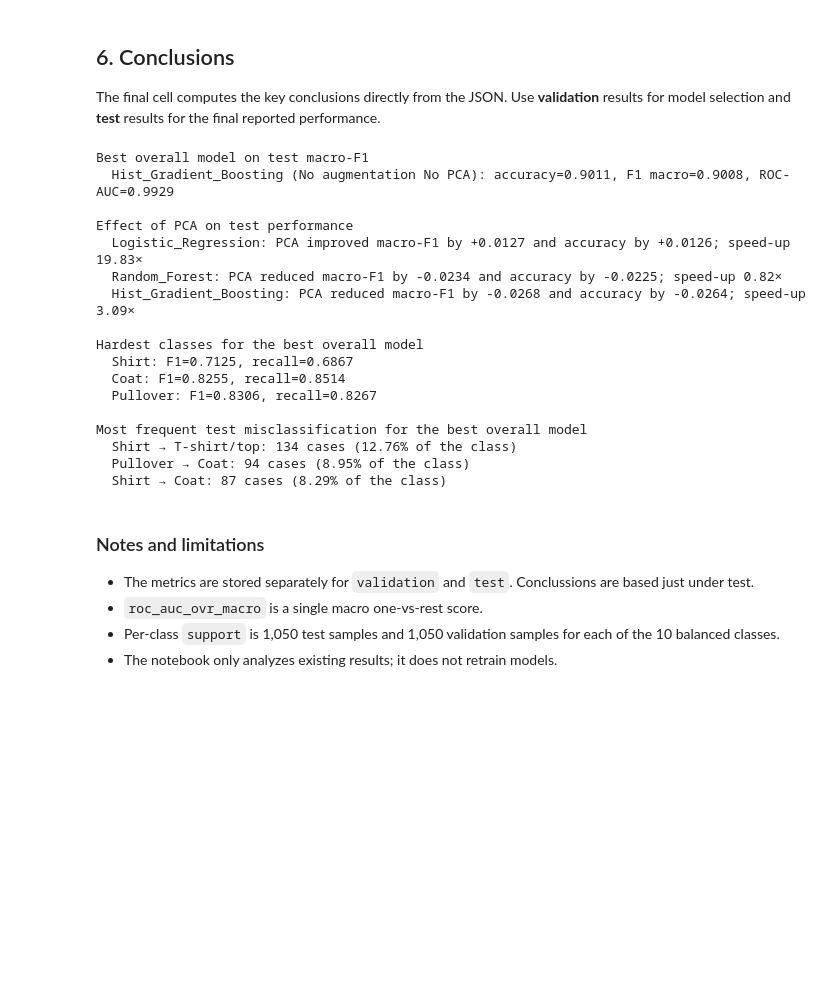
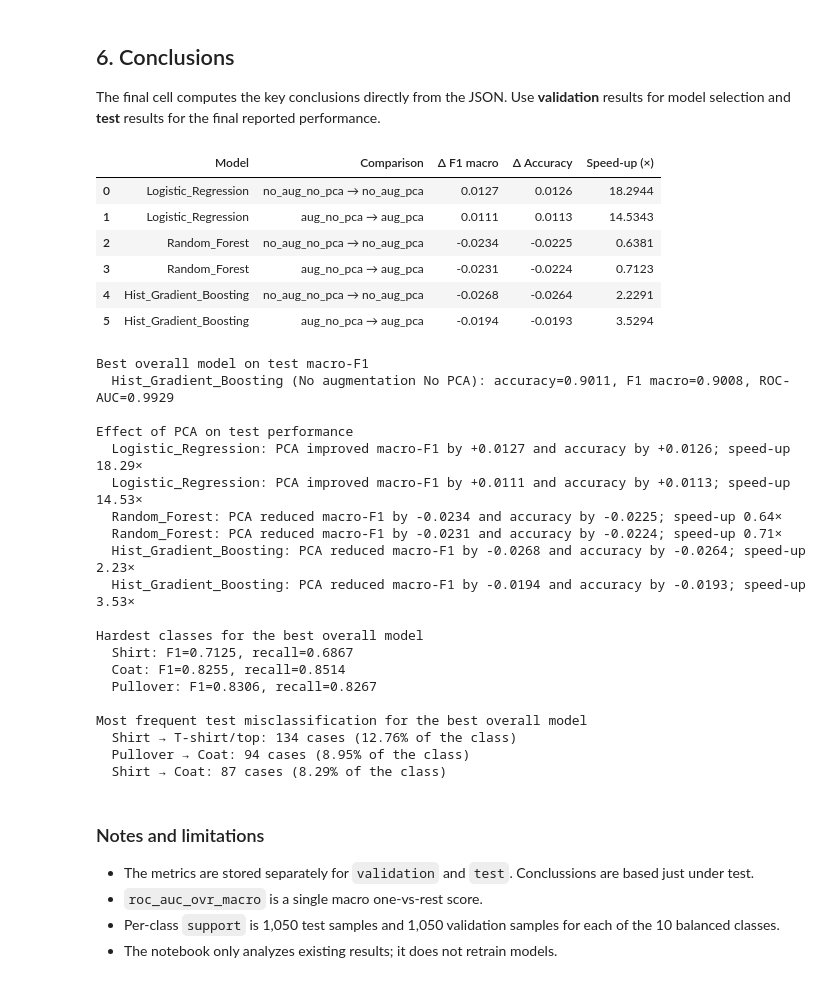
Before and after one commit to Ezra3578/MachineLearning, a Jupyter notebook: Workshop_1/notebooks/model_results_analysis.ipynb, the cells around one changed output. Drawn from its saved outputs; the diff is of its cells as text; code cells hidden in the pictures; blank space fills up the shorter version.

```diff
--- a/Workshop_1/notebooks/model_results_analysis.ipynb
+++ b/Workshop_1/notebooks/model_results_analysis.ipynb
@@ -578,6 +578,62 @@ with pd.option_context("display.float_format", "{:.2%}".format):
 ## 6. Conclusions
 
 The final cell computes the key conclusions directly from the JSON. Use **validation** results for model selection and **test** results for the final reported performance.
+# %%
+pca_comparisons = [
+    ("no_aug_no_pca", "no_aug_pca"),
+    ("aug_no_pca", "aug_pca"),
+]
+
+delta_rows = []
+
+for model in MODEL_ORDER:
+    for baseline_variant, pca_variant in pca_comparisons:
+
+        baseline_mask = (
+            (test_metrics["Model"] == model)
+            & (test_metrics["Variant"] == baseline_variant)
+        )
+
+        pca_mask = (
+            (test_metrics["Model"] == model)
+            & (test_metrics["Variant"] == pca_variant)
+        )
+
+        baseline_data = test_metrics.loc[baseline_mask]
+        pca_data = test_metrics.loc[pca_mask]
+
+        if baseline_data.empty or pca_data.empty:
+            print(
+                f"Skipping {model}: missing variant "
+                f"{baseline_variant if baseline_data.empty else pca_variant}"
+            )
+            continue
+
+        baseline = baseline_data.iloc[0]
+        pca = pca_data.iloc[0]
+
+        delta_rows.append({
+            "Model": model,
+            "Comparison": f"{baseline_variant} → {pca_variant}",
+            "Δ F1 macro": pca["F1 macro"] - baseline["F1 macro"],
+            "Δ Accuracy": pca["Accuracy"] - baseline["Accuracy"],
+            "Speed-up (×)": (
+                baseline["Train time (s)"] / pca["Train time (s)"]
+                if pca["Train time (s)"] > 0 else np.nan
+            ),
+        })
+
+delta_df = pd.DataFrame(delta_rows)
+
+display(delta_df.round(4))
+# %% [output]
+|  | Model | Comparison | Δ F1 macro | Δ Accuracy | Speed-up (×) |
+| 0 | Logistic_Regression | no_aug_no_pca → no_aug_pca | 0.0127 | 0.0126 | 18.2944 |
+| 1 | Logistic_Regression | aug_no_pca → aug_pca | 0.0111 | 0.0113 | 14.5343 |
+| 2 | Random_Forest | no_aug_no_pca → no_aug_pca | -0.0234 | -0.0225 | 0.6381 |
+| 3 | Random_Forest | aug_no_pca → aug_pca | -0.0231 | -0.0224 | 0.7123 |
+| 4 | Hist_Gradient_Boosting | no_aug_no_pca → no_aug_pca | -0.0268 | -0.0264 | 2.2291 |
+| 5 | Hist_Gradient_Boosting | aug_no_pca → aug_pca | -0.0194 | -0.0193 | 3.5294 |
 # %%
 best_overall = test_metrics.sort_values("F1 macro", ascending=False).iloc[0]
 print("Best overall model on test macro-F1")
@@ -617,9 +673,12 @@ Best overall model on test macro-F1
   Hist_Gradient_Boosting (No augmentation No PCA): accuracy=0.9011, F1 macro=0.9008, ROC-AUC=0.9929
 
 Effect of PCA on test performance
-  Logistic_Regression: PCA improved macro-F1 by +0.0127 and accuracy by +0.0126; speed-up 19.83×
-  Random_Forest: PCA reduced macro-F1 by -0.0234 and accuracy by -0.0225; speed-up 0.82×
-  Hist_Gradient_Boosting: PCA reduced macro-F1 by -0.0268 and accuracy by -0.0264; speed-up 3.09×
+  Logistic_Regression: PCA improved macro-F1 by +0.0127 and accuracy by +0.0126; speed-up 18.29×
+  Logistic_Regression: PCA improved macro-F1 by +0.0111 and accuracy by +0.0113; speed-up 14.53×
+  Random_Forest: PCA reduced macro-F1 by -0.0234 and accuracy by -0.0225; speed-up 0.64×
+  Random_Forest: PCA reduced macro-F1 by -0.0231 and accuracy by -0.0224; speed-up 0.71×
+  Hist_Gradient_Boosting: PCA reduced macro-F1 by -0.0268 and accuracy by -0.0264; speed-up 2.23×
+  Hist_Gradient_Boosting: PCA reduced macro-F1 by -0.0194 and accuracy by -0.0193; speed-up 3.53×
 
 Hardest classes for the best overall model
   Shirt: F1=0.7125, recall=0.6867
```
Also changed, not shown: parts of 1 cell of this notebook.
